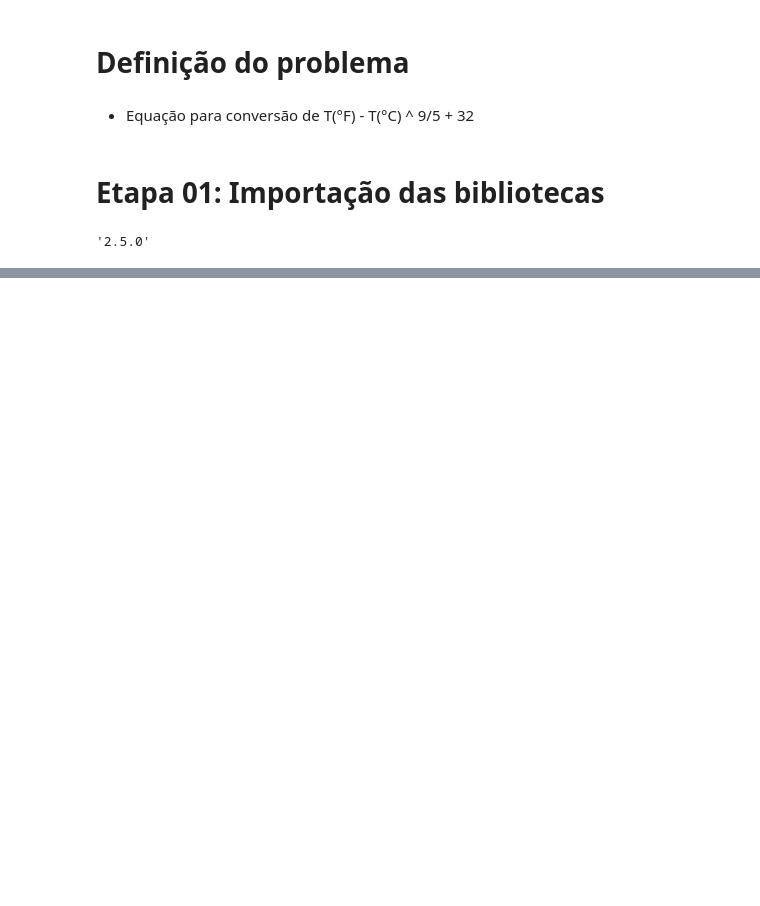
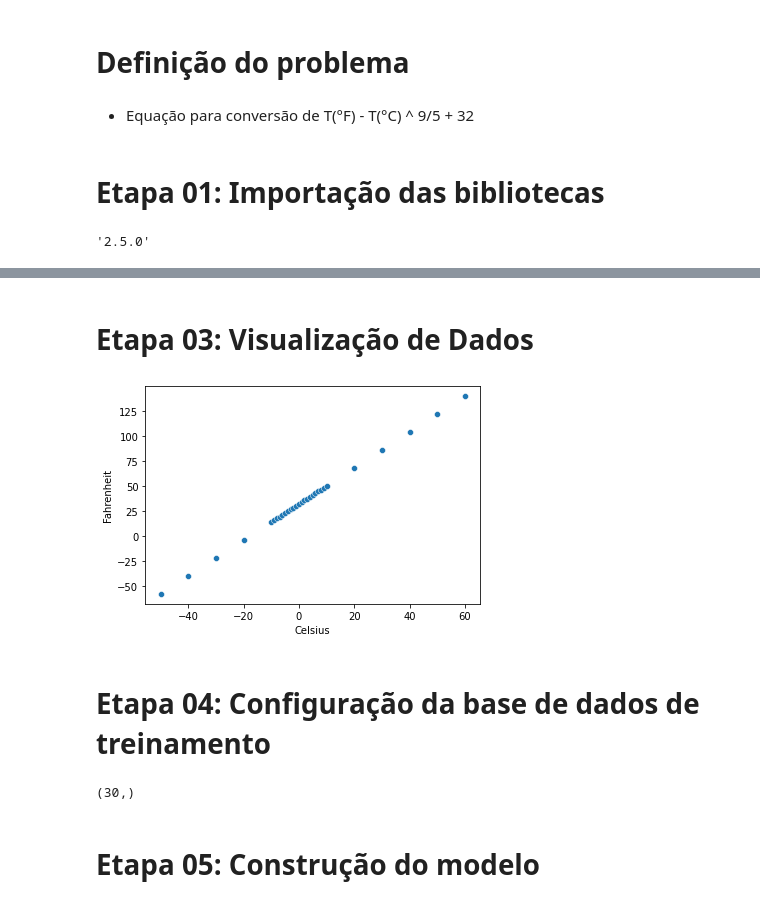
Before and after one commit to guiebitt/cddeeplearning, a Jupyter notebook: exercicio01.ipynb, the cells around one changed output, grey strips where cells are left out. Saved outputs shown, nothing was run; the diff lists cells and outputs as text; code cells hidden in the pictures; blank space fills up the shorter version.

```diff
--- a/exercicio01.ipynb
+++ b/exercicio01.ipynb
@@ -14,0 +22,3 @@ tf.__version__
+# %%
+temperature_df = pd.read_csv('/Celsius-to-Fahrenheit.csv')
+temperature_df.reset_index(drop = True, inplace = True)
@@ -14,0 +80,17 @@ tf.__version__
+# %% [markdown]
+# Etapa 03: Visualização de Dados
+# %%
+sns.scatterplot(x = temperature_df['Celsius'], y = temperature_df['Fahrenheit']);
+# %% [output]
+[figure, added]
+# %% [markdown]
+# Etapa 04: Configuração da base de dados de treinamento
+# %%
+x_train = temperature_df['Celsius']
+y_train = temperature_df['Fahrenheit']
+
+x_train.shape
+# %% [output]
+(30,)
+# %% [markdown]
+# Etapa 05: Construção do modelo
```
Also changed, not shown: parts of 14 cells of this notebook.
